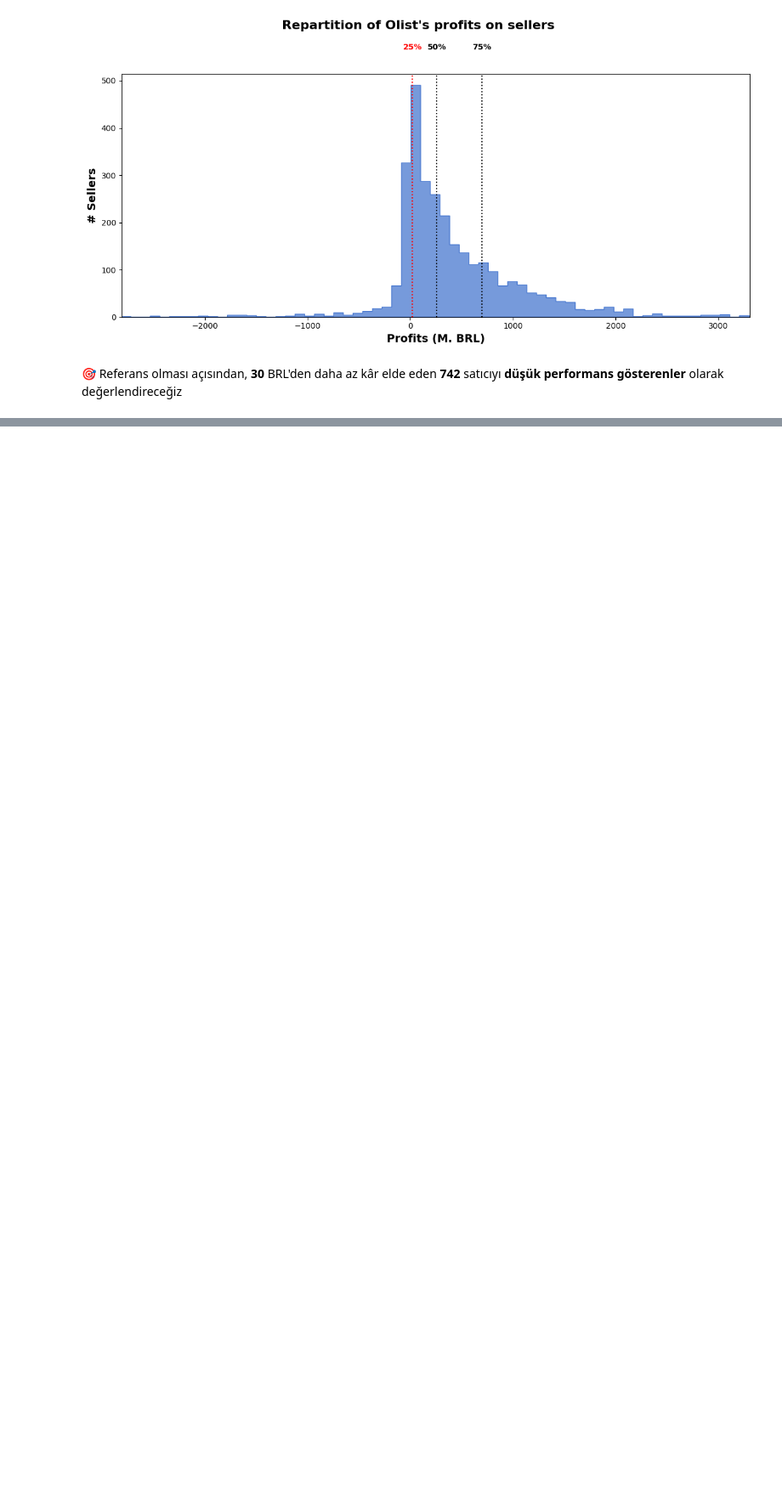
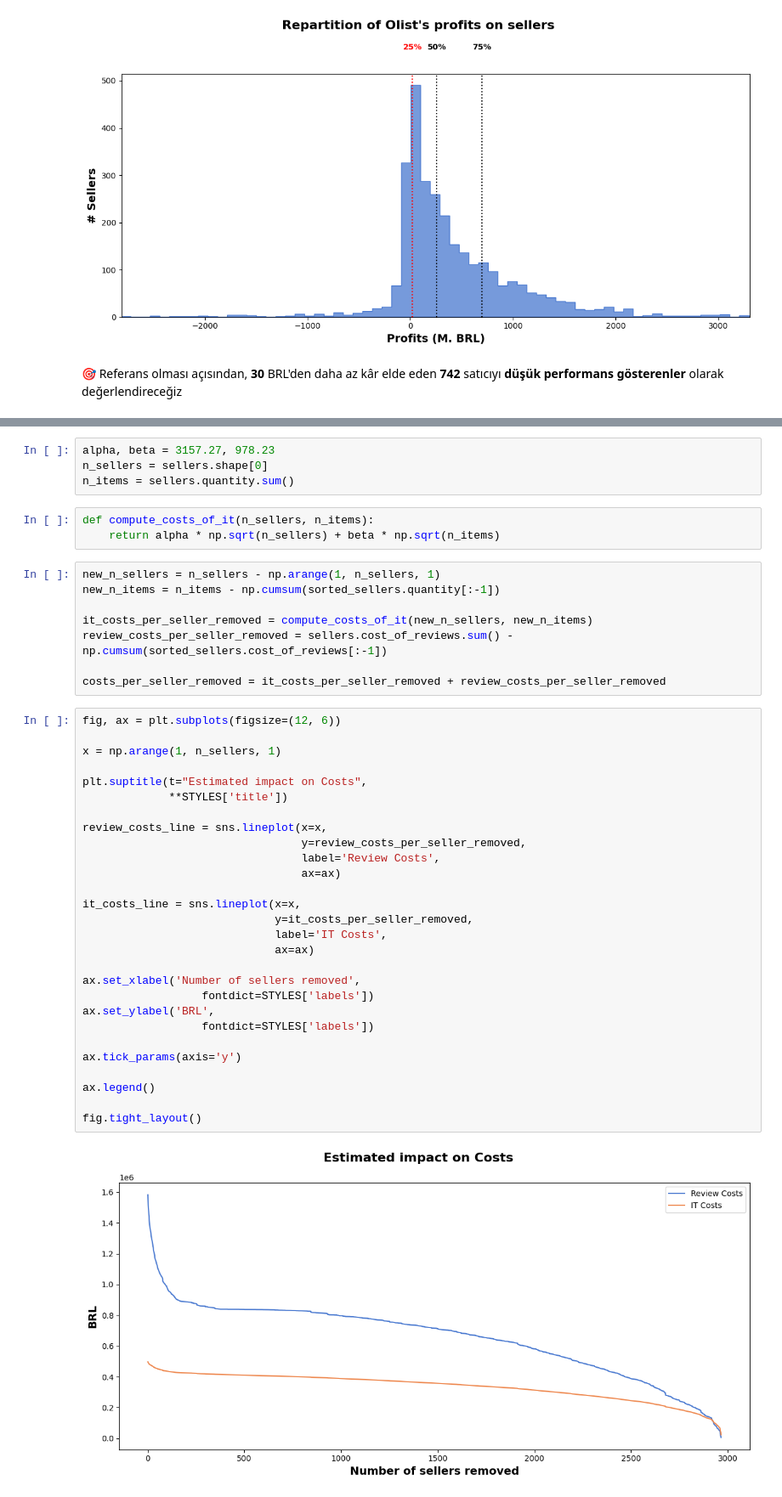
Before and after one commit to tmy-datamesa/data-olist-ceo-request, a Jupyter notebook: CEO_request.ipynb, the cells around one changed output, grey strips where cells are left out. Shown at 85% size. Cells and saved outputs as stored; diff of their text form; blank space fills up the shorter version.

```diff
--- a/CEO_request.ipynb
+++ b/CEO_request.ipynb
@@ -494,0 +595,45 @@ fig.tight_layout();
+# %%
+alpha, beta = 3157.27, 978.23
+n_sellers = sellers.shape[0]
+n_items = sellers.quantity.sum()
+# %%
+def compute_costs_of_it(n_sellers, n_items):
+    return alpha * np.sqrt(n_sellers) + beta * np.sqrt(n_items)
+# %%
+new_n_sellers = n_sellers - np.arange(1, n_sellers, 1)
+new_n_items = n_items - np.cumsum(sorted_sellers.quantity[:-1])
+
+it_costs_per_seller_removed = compute_costs_of_it(new_n_sellers, new_n_items)
+review_costs_per_seller_removed = sellers.cost_of_reviews.sum() - np.cumsum(sorted_sellers.cost_of_reviews[:-1])
+
+costs_per_seller_removed = it_costs_per_seller_removed + review_costs_per_seller_removed
+# %%
+fig, ax = plt.subplots(figsize=(12, 6))
+
+x = np.arange(1, n_sellers, 1)
+
+plt.suptitle(t="Estimated impact on Costs",
+             **STYLES['title'])
+
+review_costs_line = sns.lineplot(x=x,
+                                 y=review_costs_per_seller_removed,
+                                 label='Review Costs',
+                                 ax=ax)
+
+it_costs_line = sns.lineplot(x=x,
+                             y=it_costs_per_seller_removed,
+                             label='IT Costs',
+                             ax=ax)
+
+ax.set_xlabel('Number of sellers removed',
+                  fontdict=STYLES['labels'])
+ax.set_ylabel('BRL',
+                  fontdict=STYLES['labels'])
+
+ax.tick_params(axis='y')
+
+ax.legend()
+
+fig.tight_layout()
+# %% [output]
+[figure, added]
```
Also changed, not shown: parts of 15 cells of this notebook.
